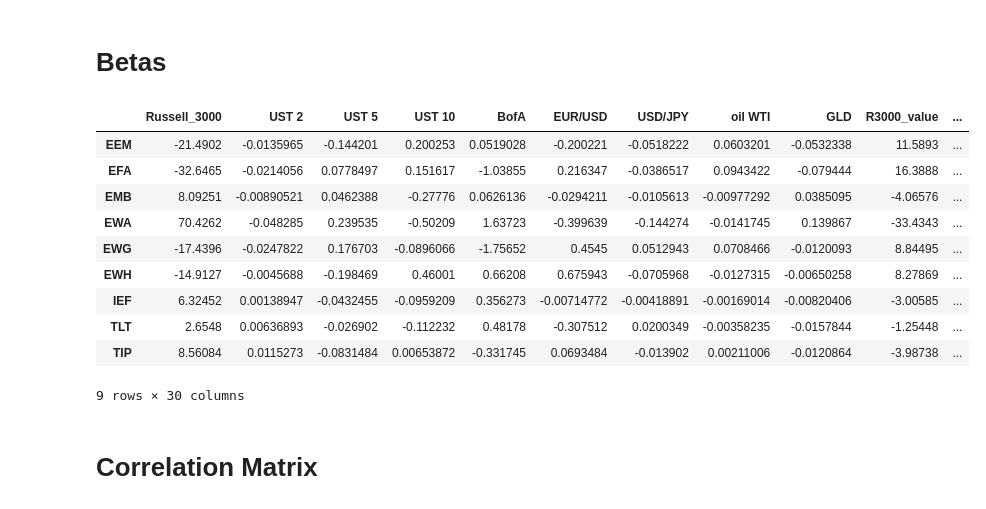
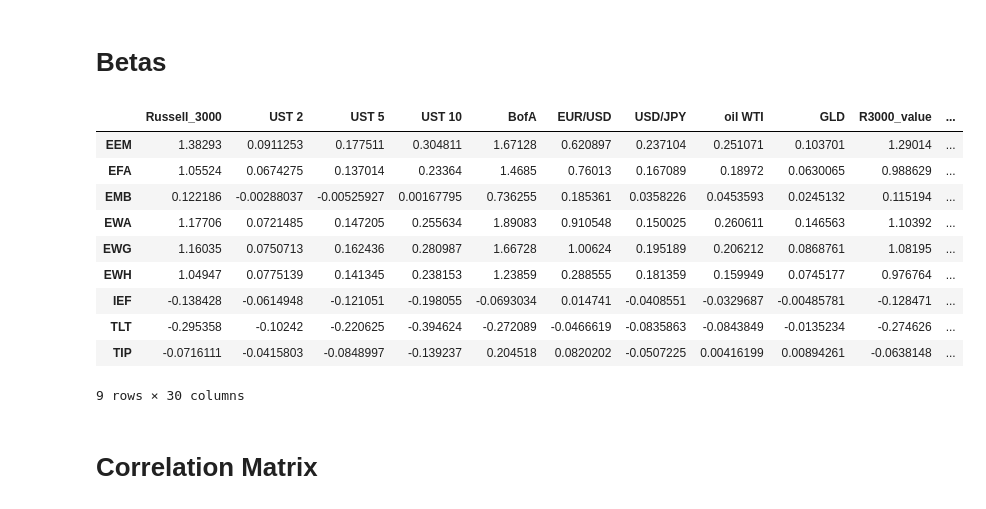
Before and after one commit to AlenkinOleg/Homework, a Jupyter notebook: task_14/Untitled.ipynb, the cells around one changed output. Drawn from its saved outputs; the diff is of its cells as text; code cells hidden in the pictures.

```diff
--- a/task_14/Untitled.ipynb
+++ b/task_14/Untitled.ipynb
@@ -95,23 +95,24 @@ for i in ETF_names:
 # %%
 from sklearn import linear_model
 Betas = pd.DataFrame(columns=[index_names], index = ETF_names)
 for i in ETF_names:
-    result = pd.concat([all_indexes, all_ETFs[[i]]], axis=1, join='inner').dropna(axis=0)
-    clf = linear_model.LinearRegression()
-    clf.fit(result.drop([i], axis=1), result[[i]])
-    Betas.loc[i] = clf.coef_
+    for j in index_names:
+        result = pd.concat([all_indexes[[j]], all_ETFs[[i]]], axis=1, join='inner').replace([np.inf, -np.inf], np.nan).dropna(axis=0)
+        clf = linear_model.LinearRegression()
+        clf.fit(result[[j]], result[[i]])
+        Betas[j][i] = clf.coef_[0, 0]
 Betas
 # %% [output]
 |  | Russell_3000 | UST 2 | UST 5 | UST 10 | BofA | EUR/USD | USD/JPY | oil WTI | GLD | R3000_value | ... |
-| EEM | -21.4902 | -0.0135965 | -0.144201 | 0.200253 | 0.0519028 | -0.200221 | -0.0518222 | 0.0603201 | -0.0532338 | 11.5893 | ... |
-| EFA | -32.6465 | -0.0214056 | 0.0778497 | 0.151617 | -1.03855 | 0.216347 | -0.0386517 | 0.0943422 | -0.079444 | 16.3888 | ... |
-| EMB | 8.09251 | -0.00890521 | 0.0462388 | -0.27776 | 0.0626136 | -0.0294211 | -0.0105613 | -0.00977292 | 0.0385095 | -4.06576 | ... |
-| EWA | 70.4262 | -0.048285 | 0.239535 | -0.50209 | 1.63723 | -0.399639 | -0.144274 | -0.0141745 | 0.139867 | -33.4343 | ... |
-| EWG | -17.4396 | -0.0247822 | 0.176703 | -0.0896066 | -1.75652 | 0.4545 | 0.0512943 | 0.0708466 | -0.0120093 | 8.84495 | ... |
-| EWH | -14.9127 | -0.0045688 | -0.198469 | 0.46001 | 0.66208 | 0.675943 | -0.0705968 | -0.0127315 | -0.00650258 | 8.27869 | ... |
-| IEF | 6.32452 | 0.00138947 | -0.0432455 | -0.0959209 | 0.356273 | -0.00714772 | -0.00418891 | -0.00169014 | -0.00820406 | -3.00585 | ... |
-| TLT | 2.6548 | 0.00636893 | -0.026902 | -0.112232 | 0.48178 | -0.307512 | 0.0200349 | -0.00358235 | -0.0157844 | -1.25448 | ... |
-| TIP | 8.56084 | 0.0115273 | -0.0831484 | 0.00653872 | -0.331745 | 0.0693484 | -0.013902 | 0.00211006 | -0.0120864 | -3.98738 | ... |
+| EEM | 1.38293 | 0.0911253 | 0.177511 | 0.304811 | 1.67128 | 0.620897 | 0.237104 | 0.251071 | 0.103701 | 1.29014 | ... |
+| EFA | 1.05524 | 0.0674275 | 0.137014 | 0.23364 | 1.4685 | 0.76013 | 0.167089 | 0.18972 | 0.0630065 | 0.988629 | ... |
+| EMB | 0.122186 | -0.00288037 | -0.00525927 | 0.00167795 | 0.736255 | 0.185361 | 0.0358226 | 0.0453593 | 0.0245132 | 0.115194 | ... |
+| EWA | 1.17706 | 0.0721485 | 0.147205 | 0.255634 | 1.89083 | 0.910548 | 0.150025 | 0.260611 | 0.146563 | 1.10392 | ... |
+| EWG | 1.16035 | 0.0750713 | 0.162436 | 0.280987 | 1.66728 | 1.00624 | 0.195189 | 0.206212 | 0.0868761 | 1.08195 | ... |
+| EWH | 1.04947 | 0.0775139 | 0.141345 | 0.238153 | 1.23859 | 0.288555 | 0.181359 | 0.159949 | 0.0745177 | 0.976764 | ... |
+| IEF | -0.138428 | -0.0614948 | -0.121051 | -0.198055 | -0.0693034 | 0.014741 | -0.0408551 | -0.0329687 | -0.00485781 | -0.128471 | ... |
+| TLT | -0.295358 | -0.10242 | -0.220625 | -0.394624 | -0.272089 | -0.0466619 | -0.0835863 | -0.0843849 | -0.0135234 | -0.274626 | ... |
+| TIP | -0.0716111 | -0.0415803 | -0.0848997 | -0.139237 | 0.204518 | 0.0820202 | -0.0507225 | 0.00416199 | 0.00894261 | -0.0638148 | ... |
 9 rows × 30 columns
 # %% [markdown]
 # Correlation Matrix
```
Also changed, not shown: parts of 7 cells of this notebook.
